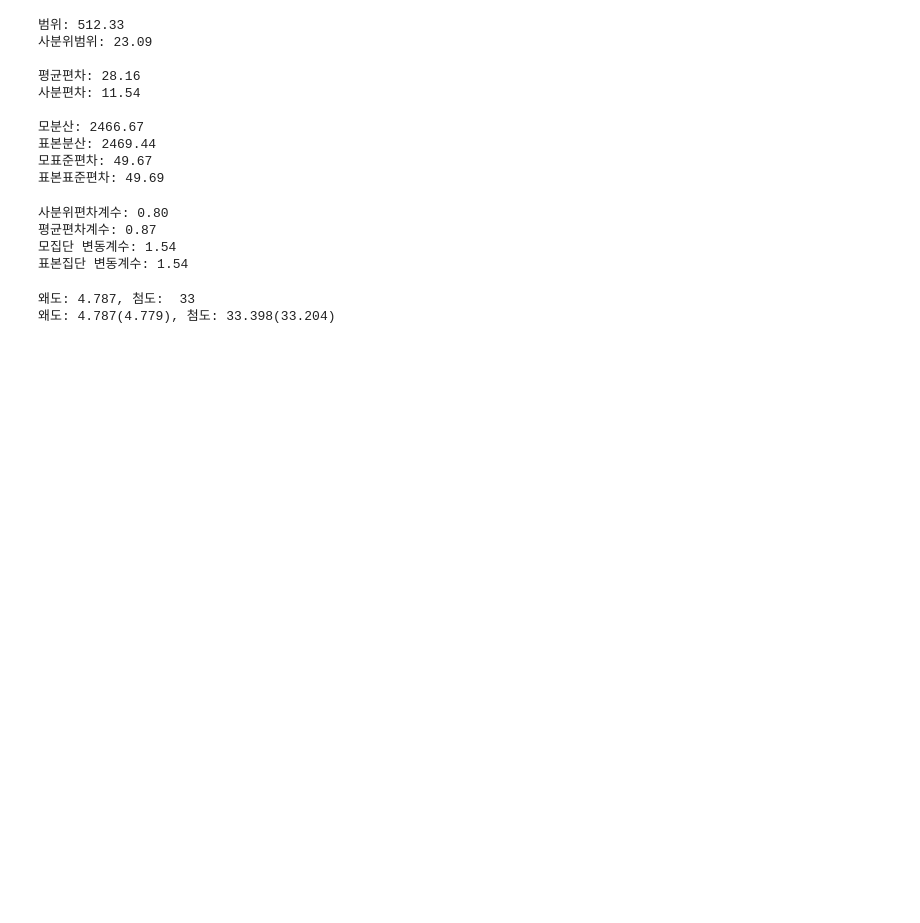
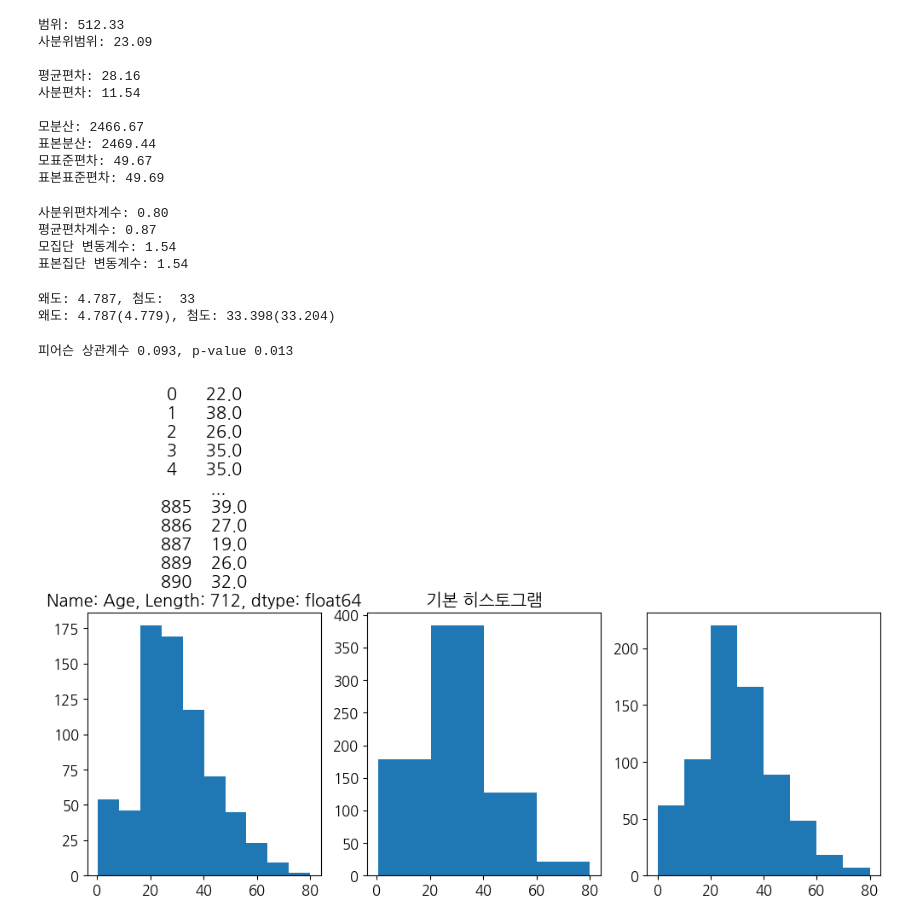
Before and after one commit to cpu-once/NationalScienceandTechnologyBigDataAnalysis, a Jupyter notebook: bigdataExam_chapter01.ipynb, the cells around one changed output. Cells and saved outputs as stored; diff of their text form; code cells hidden in the pictures; blank space fills up the shorter version.

```diff
--- a/bigdataExam_chapter01.ipynb
+++ b/bigdataExam_chapter01.ipynb
@@ -427,5 +433,7 @@ print("왜도: %.3f(%.3f), 첨도: %.3f(%.3f)" %(ssF, ssT, skF, skT))
 from scipy.stats import pearsonr
 #PassengerId, Cabin이 없는 titanic에서 추가로 Age의 결측치가 있는 행을 삭제
 titanic = titanic.dropna(axis=0)
-corr, p = perarsonr(titanic['Age'], titanic['Fare'])
-print("피어슨 상관계수 {:.3f}, p-value {:.3f}",format(corr, p))
+corr, p = pearsonr(titanic['Age'], titanic['Fare'])
+print("피어슨 상관계수 {:.3f}, p-value {:.3f}".format(corr, p))
+# %% [output]
+피어슨 상관계수 0.093, p-value 0.013
@@ -431,0 +445,17 @@ print("피어슨 상관계수 {:.3f}, p-value {:.3f}",format(corr, p))
+# %%
+# 히스토그램은 도수분포의 상태를 도수분포표의 계급과 도수를 이용하여 기둥 모양으로
+# 나타낸 그래프이다.
+# x축에는 연속형 변수의 계급을 표시하고, y축에는 빈도를 표시한다.
+
+# 기본 히스토그램
+# 계급의 개수를 설정한 히스토그램
+# 계급의 범위를 설정한 히스토그램
+fig, ax = plt.subplots(1,3, figsize=(12,4))
+ax[0].hist(titanic['Age'])
+ax[0].set_title(titanic['Age'])
+ax[1].set_title("기본 히스토그램")
+ax[1].hist(titanic['Age'], bins=4) #bin_number 설정
+ax[2].hist(titanic['Age'], bins=[i for i in range(0,90,10)]) # bin edges 설정
+plt.show()
+# %% [output]
+[figure, added]
```
Also changed, not shown: parts of 6 cells of this notebook.
